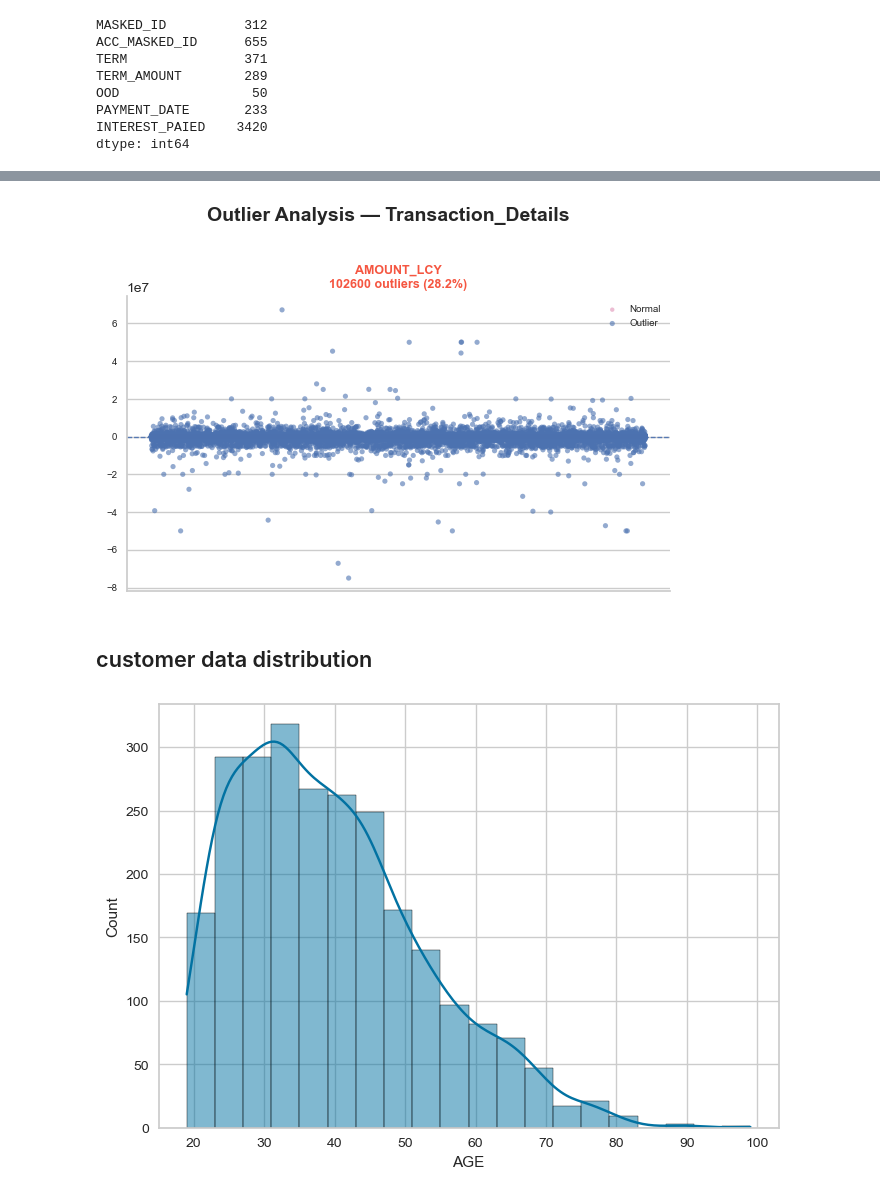
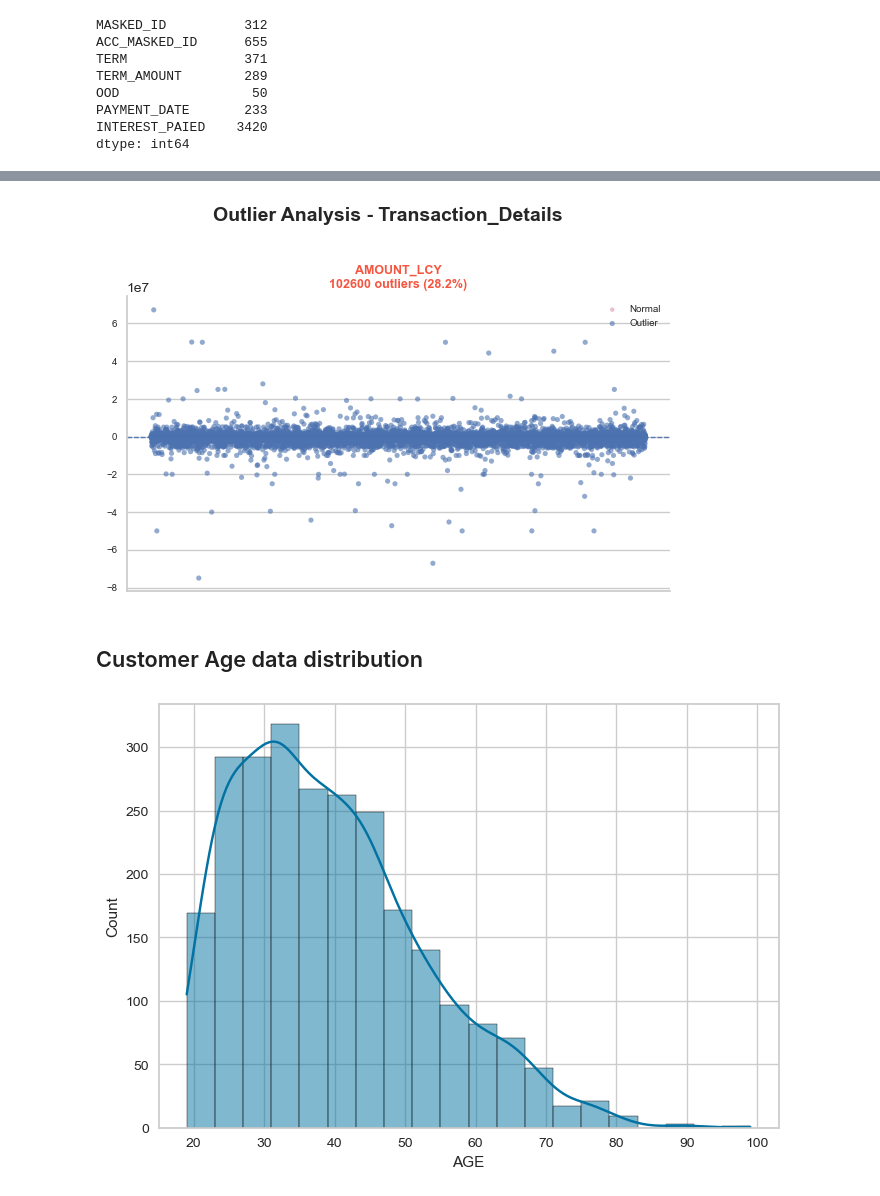
Before and after one commit to Kavindya-1/FYP, a Jupyter notebook: Initial notebook.ipynb, the cells around one changed output, grey strips where cells are left out. Saved outputs shown, nothing was run; the diff lists cells and outputs as text; code cells hidden in the pictures.

```diff
--- a/Initial notebook.ipynb
+++ b/Initial notebook.ipynb
@@ -638,10 +638,12 @@ plt.show()
 # %%
+# Outlier Detection in transaction_df
+
 import numpy as np
 import matplotlib.pyplot as plt
 
 num_cols = ["AMOUNT_LCY"]
 
-fig, ax = plt.subplots(1, 1, figsize=(6, 4))  # ← single axis, no flatten needed
+fig, ax = plt.subplots(1, 1, figsize=(6, 4))
 
 col = num_cols[0]
 s   = transaction_df[col].dropna()
@@ -650,37 +652,37 @@ q1, q3 = s.quantile(0.25), s.quantile(0.75)
 iqr     = q3 - q1
 lo, hi  = q1 - 1.5 * iqr, q3 + 1.5 * iqr
 
 is_out = (s < lo) | (s > hi)
 jitter = np.random.uniform(-0.3, 0.3, size=len(s))
 
 mask_norm = ~is_out
 ax.scatter(jitter[mask_norm.values], s[mask_norm],
            color="#C1266E", alpha=0.3, s=10, edgecolors="none", label="Normal")
 
 mask_out = is_out
 ax.scatter(jitter[mask_out.values], s[mask_out],
            color="#4C72B0", alpha=0.6, s=14, edgecolors="none", label="Outlier")
 
 ax.axhline(lo, color="#4C72B0", linestyle="--", linewidth=0.9, alpha=0.7)
 ax.axhline(hi, color="#4C72B0", linestyle="--", linewidth=0.9, alpha=0.7)
 
 n_out = is_out.sum()
 ax.set_title(f"{col}\n{n_out} outliers ({n_out/len(s)*100:.1f}%)",
              fontsize=9, fontweight="bold",
              color="#F55641" if n_out > 0 else "#065F46")
 ax.set_xticks([])
 ax.tick_params(labelsize=7)
 ax.spines[["top", "right"]].set_visible(False)
 ax.legend(fontsize=7, framealpha=0.5)
 
-fig.suptitle("Outlier Analysis — Transaction_Details",
+fig.suptitle("Outlier Analysis - Transaction_Details",
              fontsize=14, fontweight="bold", y=1.01)
 plt.tight_layout()
 plt.show()
 # %% [output]
-[figure, old version]
+[figure, new version]
 # %% [markdown]
-## customer data distribution
+## Customer Age data distribution
 # %%
 import matplotlib.pyplot as plt
 import seaborn as sns
```
Also changed, not shown: parts of 106 cells of this notebook, 12 other files.
